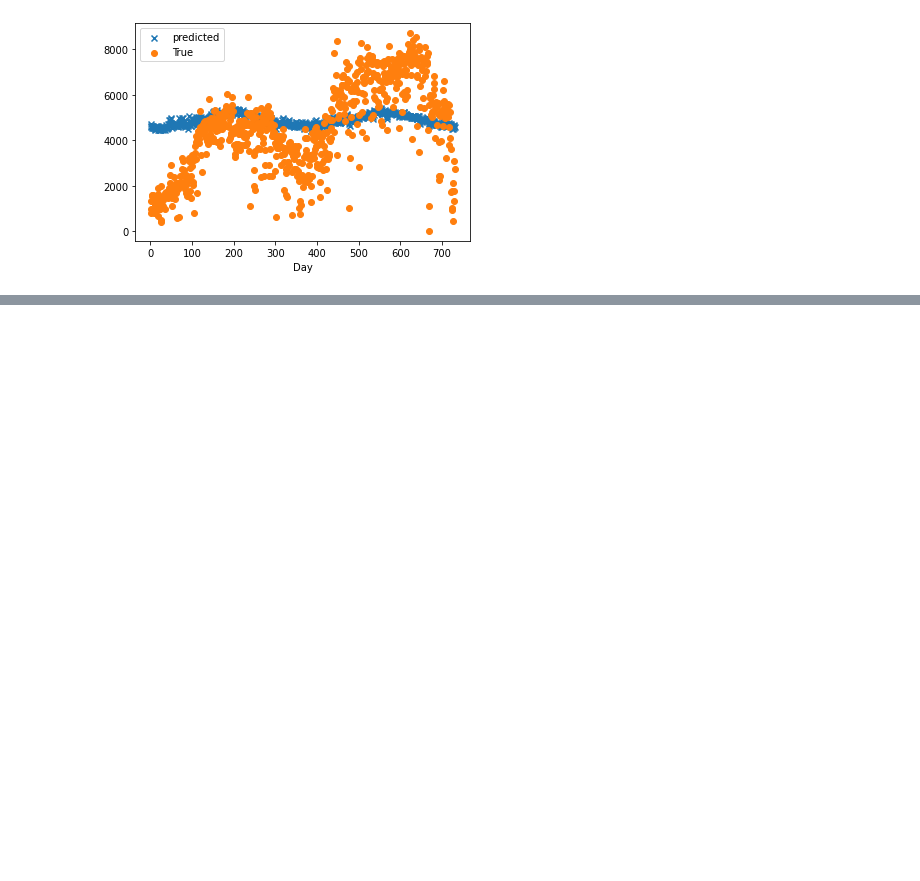
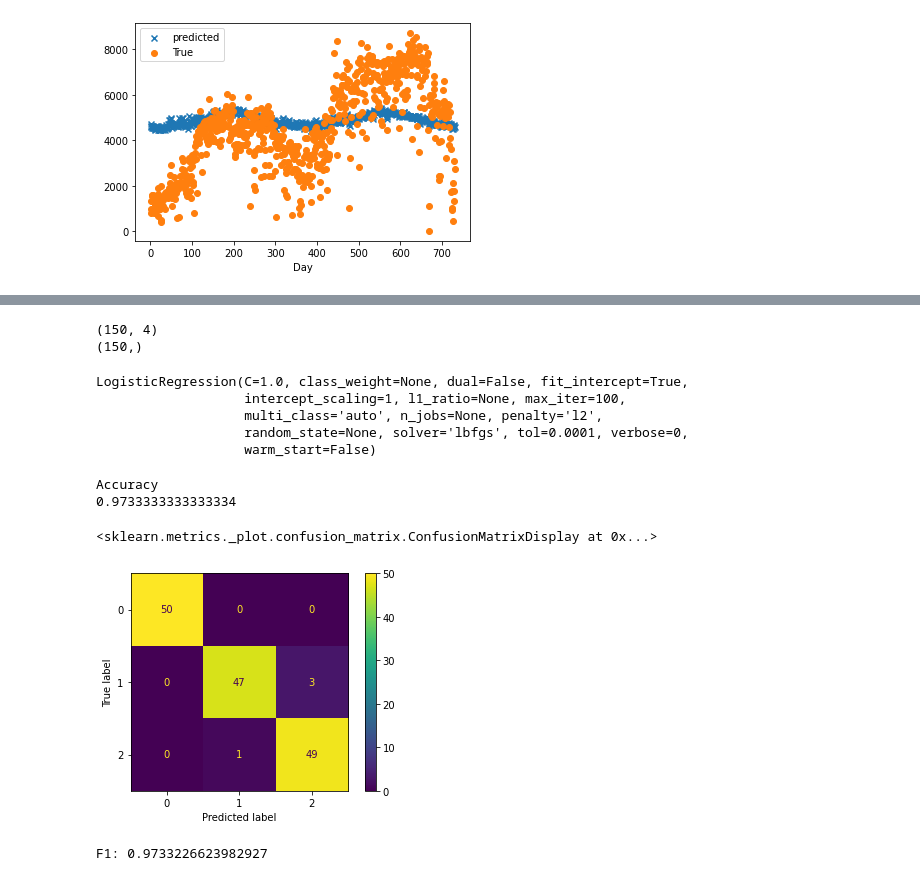
Before and after one commit to haron1100/teach-ml, a Jupyter notebook: DataViz.ipynb, the cells around one changed output, grey strips where cells are left out. Drawn from its saved outputs; the diff is of its cells as text; code cells hidden in the pictures; blank space fills up the shorter version.

```diff
--- a/DataViz.ipynb
+++ b/DataViz.ipynb
@@ -580,0 +620,24 @@ plt.show()
+# %%
+from sklearn.linear_model import LogisticRegression
+
+df = pd.read_csv('/content/gdrive/My Drive/data/iris.csv')
+
+print('Dataset before converting classnames')
+print(df.head())
+
+classname_to_number = {
+    'Iris-setosa':0,
+    'Iris-versicolor':1,
+    'Iris-virginica':2
+}
+
+classnumber_to_name = {
+    0:'Iris-setosa',
+    1:'Iris-versicolor',
+    2:'Iris-virginica'
+}
+
+df['class'] = df['class'].map(classname_to_number)
+
+print('Dataset after converting classnames')
+print(df.head())
@@ -580,0 +661,38 @@ plt.show()
+# %%
+#features = [df['temp'], df['hum']] # change the features you feed our model
+features = df[df.columns[[0, 1, 2, 3]]]
+X = np.array(features)
+Y = np.array(df['class'])
+n_features = len(features)
+print(X.shape)
+print(Y.shape)
+# %% [output]
+(150, 4)
+(150,)
+# %%
+model = LogisticRegression()
+model.fit(X, Y)
+# %% [output]
+LogisticRegression(C=1.0, class_weight=None, dual=False, fit_intercept=True,
+                   intercept_scaling=1, l1_ratio=None, max_iter=100,
+                   multi_class='auto', n_jobs=None, penalty='l2',
+                   random_state=None, solver='lbfgs', tol=0.0001, verbose=0,
+                   warm_start=False)
+# %%
+print('Accuracy')
+print(model.score(X, Y))
+# %% [output]
+Accuracy
+0.9733333333333334
+# %%
+from sklearn.metrics import plot_confusion_matrix
+plot_confusion_matrix(model, X, Y)
+# %% [output]
+<sklearn.metrics._plot.confusion_matrix.ConfusionMatrixDisplay at 0x...>
+[figure, added]
+# %%
+from sklearn.metrics import f1_score
+y_pred = model.predict(X)
+print('F1:', f1_score(Y, y_pred, average='weighted'))
+# %% [output]
+F1: 0.9733226623982927
```
Also changed, not shown: parts of 9 cells of this notebook.
